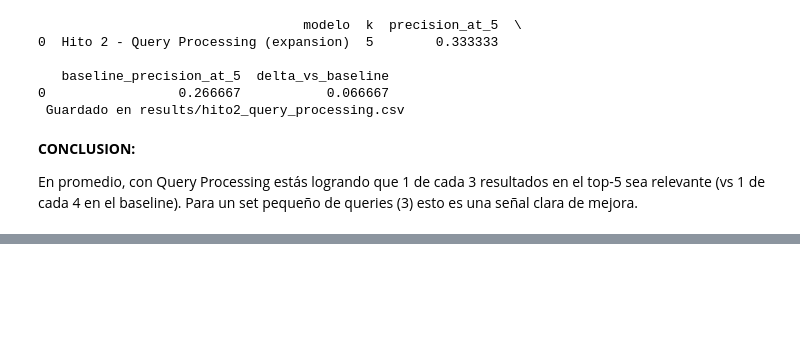
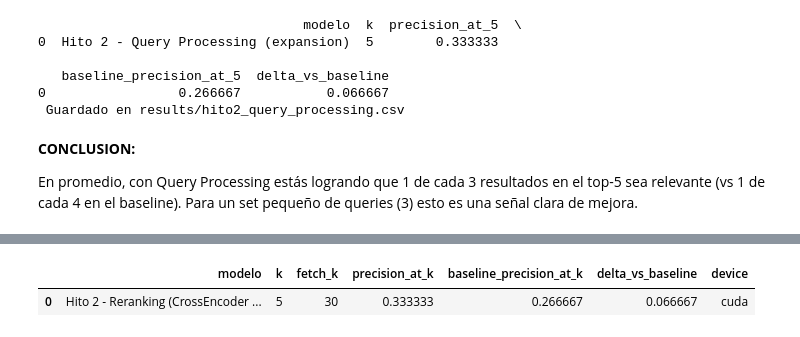
Before and after one commit to nalpata/proyecto_aplicado_preservantes, a Jupyter notebook: notebooks/Proyecto_1_Hito_2.ipynb, the cells around one changed output, grey strips where cells are left out. Cells and saved outputs as stored; diff of their text form; code cells hidden in the pictures; blank space fills up the shorter version.

```diff
--- a/notebooks/Proyecto_1_Hito_2.ipynb
+++ b/notebooks/Proyecto_1_Hito_2.ipynb
@@ -1210,0 +1213,86 @@ En promedio, con Query Processing estás logrando que 1 de cada 3 resultados en
+# %%
+!pip -q install sentence-transformers
+
+import numpy as np
+import pandas as pd
+import os
+import torch
+from sentence_transformers import CrossEncoder
+
+# 1) Retriever base: traemos más candidatos (fetch_k)
+FETCH_K = 30   # candidatos iniciales
+TOP_K   = 5    # lo que devolvemos tras rerank
+
+base_ret_fetch = vector_store_hier.as_retriever(
+    search_type="similarity",
+    search_kwargs={"k": FETCH_K}
+)
+
+# 2) Modelo de reranking (gratis)
+# (bueno y liviano para reranking general)
+RERANK_MODEL_NAME = "cross-encoder/ms-marco-MiniLM-L-6-v2"
+device = "cuda" if torch.cuda.is_available() else "cpu"
+reranker = CrossEncoder(RERANK_MODEL_NAME, device=device)
+
+# 3) Wrapper retriever con .invoke() (para que no te genere errores)
+class RerankRetriever:
+    def __init__(self, base_retriever, cross_encoder, top_k=5, fetch_k=30):
+        self.base = base_retriever
+        self.ce = cross_encoder
+        self.top_k = top_k
+        self.fetch_k = fetch_k
+
+    def _rerank(self, query, docs):
+        if len(docs) == 0:
+            return []
+        pairs = [(query, d.page_content) for d in docs]
+        scores = self.ce.predict(pairs)  # array de scores
+        idx = np.argsort(scores)[::-1][: self.top_k]
+        return [docs[i] for i in idx]
+
+    def invoke(self, query: str):
+        # base retriever ya trae fetch_k (por search_kwargs)
+        docs = self.base.invoke(query)
+        return self._rerank(query, docs)
+
+    # compat por si luego usas otros evaluadores LangChain
+    def get_relevant_documents(self, query: str):
+        return self.invoke(query)
+
+retriever_rerank = RerankRetriever(
+    base_retriever=base_ret_fetch,
+    cross_encoder=reranker,
+    top_k=TOP_K,
+    fetch_k=FETCH_K
+)
+
+# 4) Evaluación (misma función que ya usaste)
+scores_rerank = evaluate_retriever_precision(
+    retriever_rerank,
+    eval_queries,
+    k=TOP_K,
+    nombre=f"Hito 2 - Reranking (CrossEncoder) fetch_k={FETCH_K}"
+)
+
+rerank_precision = float(np.mean(scores_rerank))
+delta = rerank_precision - float(baseline_precision)
+
+print("\n✅ RESULTADO RERANKING")
+print("Precision@5 (Rerank):", rerank_precision)
+print("Delta vs baseline:", delta)
+
+# 5) Guardar resultados (CSV)
+os.makedirs("results", exist_ok=True)
+df = pd.DataFrame([{
+    "modelo": "Hito 2 - Reranking (CrossEncoder ms-marco-MiniLM-L-6-v2)",
+    "k": TOP_K,
+    "fetch_k": FETCH_K,
+    "precision_at_k": rerank_precision,
+    "baseline_precision_at_k": float(baseline_precision),
+    "delta_vs_baseline": delta,
+    "device": device
+}])
+df.to_csv("results/hito2_reranking.csv", index=False)
+print("📁 Guardado en results/hito2_reranking.csv")
+df
+# %% [output]
@@ -1210,0 +1316,2 @@ En promedio, con Query Processing estás logrando que 1 de cada 3 resultados en
+|  | modelo | k | fetch_k | precision_at_k | baseline_precision_at_k | delta_vs_baseline | device |
+| 0 | Hito 2 - Reranking (CrossEncoder ... | 5 | 30 | 0.333333 | 0.266667 | 0.066667 | cuda |
```
Also changed, not shown: parts of 2 cells of this notebook.
